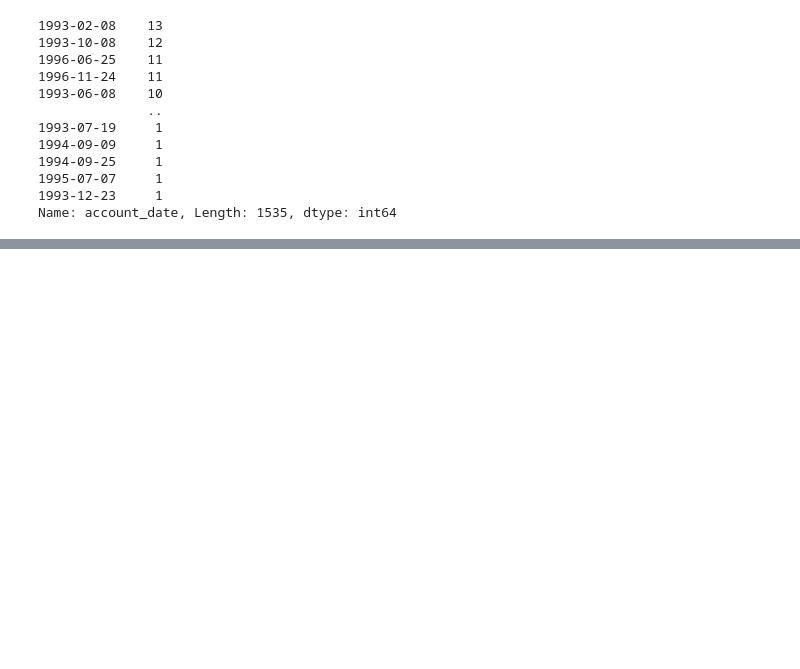
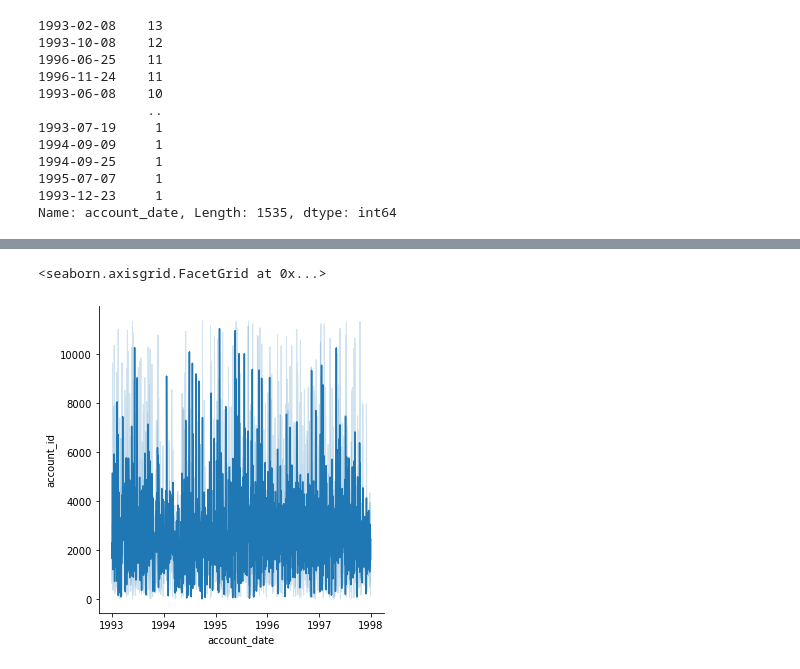
Before and after one commit to bosshentai/MachineLearning, a Jupyter notebook: Challenge/1.Account.ipynb, the cells around one changed output, grey strips where cells are left out. Saved outputs shown, nothing was run; the diff lists cells and outputs as text; code cells hidden in the pictures; blank space fills up the shorter version.

```diff
--- a/Challenge/1.Account.ipynb
+++ b/Challenge/1.Account.ipynb
@@ -94 +105,6 @@ sns.swarmplot(x=account["frequency"],y=account["account_id"])
+# %%
+sns.relplot(data=account,kind="line",x="account_date",y="account_id")
+# %% [output]
+<seaborn.axisgrid.FacetGrid at 0x...>
+[figure, added]
 # %%
```
Also changed, not shown: parts of 5 cells of this notebook.
